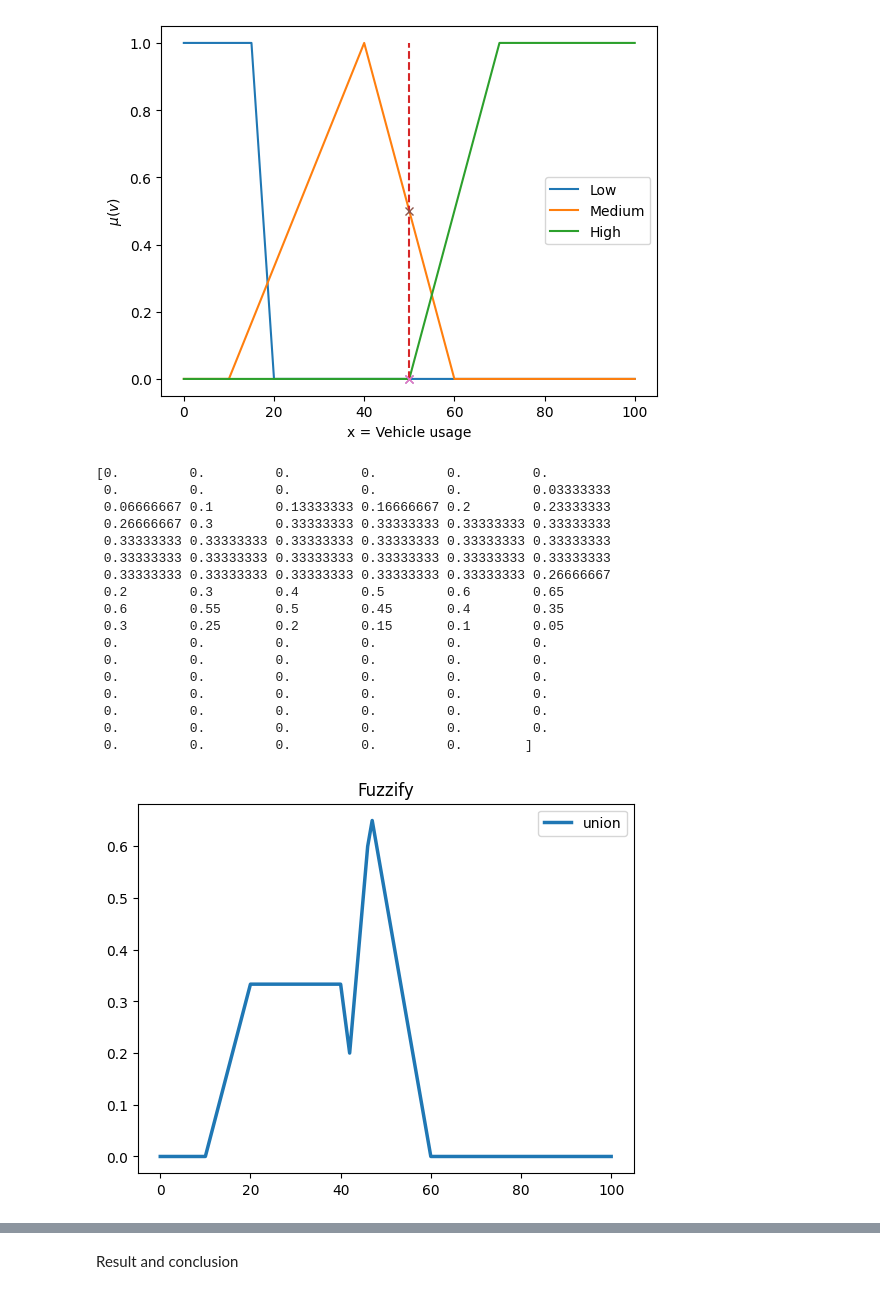
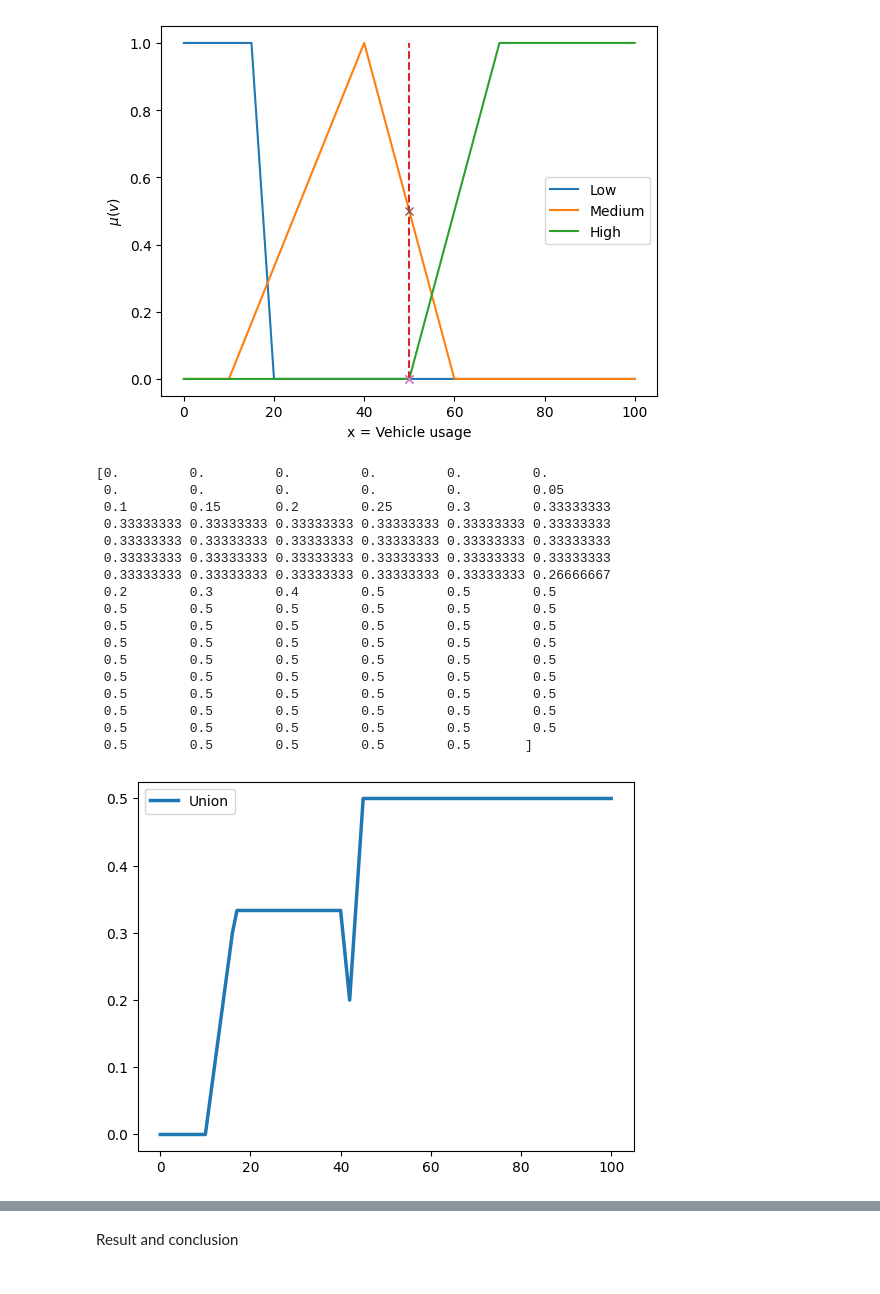
Before and after one commit to TehWeifu/IABD, a Jupyter notebook: ModelosInteligenciaArtificial/Unit02-FuzzyLogic/Challenge2/Challenge2.ipynb, the cells around one changed output, grey strips where cells are left out. Saved outputs shown, nothing was run; the diff lists cells and outputs as text; code cells hidden in the pictures.

```diff
--- a/ModelosInteligenciaArtificial/Unit02-FuzzyLogic/Challenge2/Challenge2.ipynb
+++ b/ModelosInteligenciaArtificial/Unit02-FuzzyLogic/Challenge2/Challenge2.ipynb
@@ -130,11 +130,11 @@ High vehicle usage 0.0
 # Fuzzify and defuzzify
 # %%
 # RULE 1: "IF the age is young AND the vehicle usage is medium THEN the financial risk is high"
-antecedent_1 = np.fmin(age_value_grade_membership_young, vehicle_usage_membership_medium)
+antecedent_1 = np.fmin(age_value_grade_membership_young, vehicle_usage_value_grade_membership_medium)
 rule_1 = np.fmin(antecedent_1, financial_risk_membership_high)
 # %%
 # RULE 2: "IF the age is adult AND the vehicle usage is medium THEN the financial risk is medium"
-antecedent_2 = np.fmin(age_value_grade_membership_adult, vehicle_usage_membership_medium)
+antecedent_2 = np.fmin(age_value_grade_membership_adult, vehicle_usage_value_grade_membership_medium)
 rule_2 = np.fmin(antecedent_2, financial_risk_membership_medium)
 # %%
 # Union of the resulting group given the application of the rules
@@ -142,30 +142,29 @@ union = np.fmax(rule_1, rule_2)
 print(union)
 # %% [output]
 [0.         0.         0.         0.         0.         0.
- 0.         0.         0.         0.         0.         0.03333333
- 0.06666667 0.1        0.13333333 0.16666667 0.2        0.23333333
- 0.26666667 0.3        0.33333333 0.33333333 0.33333333 0.33333333
+ 0.         0.         0.         0.         0.         0.05
+ 0.1        0.15       0.2        0.25       0.3        0.33333333
+ 0.33333333 0.33333333 0.33333333 0.33333333 0.33333333 0.33333333
  0.33333333 0.33333333 0.33333333 0.33333333 0.33333333 0.33333333
  0.33333333 0.33333333 0.33333333 0.33333333 0.33333333 0.33333333
  0.33333333 0.33333333 0.33333333 0.33333333 0.33333333 0.26666667
- 0.2        0.3        0.4        0.5        0.6        0.65
- 0.6        0.55       0.5        0.45       0.4        0.35
- 0.3        0.25       0.2        0.15       0.1        0.05
- 0.         0.         0.         0.         0.         0.
- 0.         0.         0.         0.         0.         0.
- 0.         0.         0.         0.         0.         0.
- 0.         0.         0.         0.         0.         0.
- 0.         0.         0.         0.         0.         0.
- 0.         0.         0.         0.         0.         0.
- 0.         0.         0.         0.         0.        ]
+ 0.2        0.3        0.4        0.5        0.5        0.5
+ 0.5        0.5        0.5        0.5        0.5        0.5
+ 0.5        0.5        0.5        0.5        0.5        0.5
+ 0.5        0.5        0.5        0.5        0.5        0.5
+ 0.5        0.5        0.5        0.5        0.5        0.5
+ 0.5        0.5        0.5        0.5        0.5        0.5
+ 0.5        0.5        0.5        0.5        0.5        0.5
+ 0.5        0.5        0.5        0.5        0.5        0.5
+ 0.5        0.5        0.5        0.5        0.5        0.5
+ 0.5        0.5        0.5        0.5        0.5       ]
 # %%
 # Graphical representation of the give rule's union
-plt.plot(financial_risk_universe_discourse, union, linewidth=2.5, linestyle="-", label="union")
+plt.plot(financial_risk_universe_discourse, union, linewidth=2.5, linestyle="-", label="Union")
 plt.legend(loc='best')
-plt.title("Fuzzify")
 plt.show()
 # %% [output]
-[figure, old version]
+[figure, new version]
 # %%
 # Apply defusification given different methods in order to obtain the percent of the financial risk
 defuzz_centroid = defuzz(financial_risk_universe_discourse, union, 'centroid')
```
Also changed, not shown: parts of 2 cells of this notebook, 4 other files.
